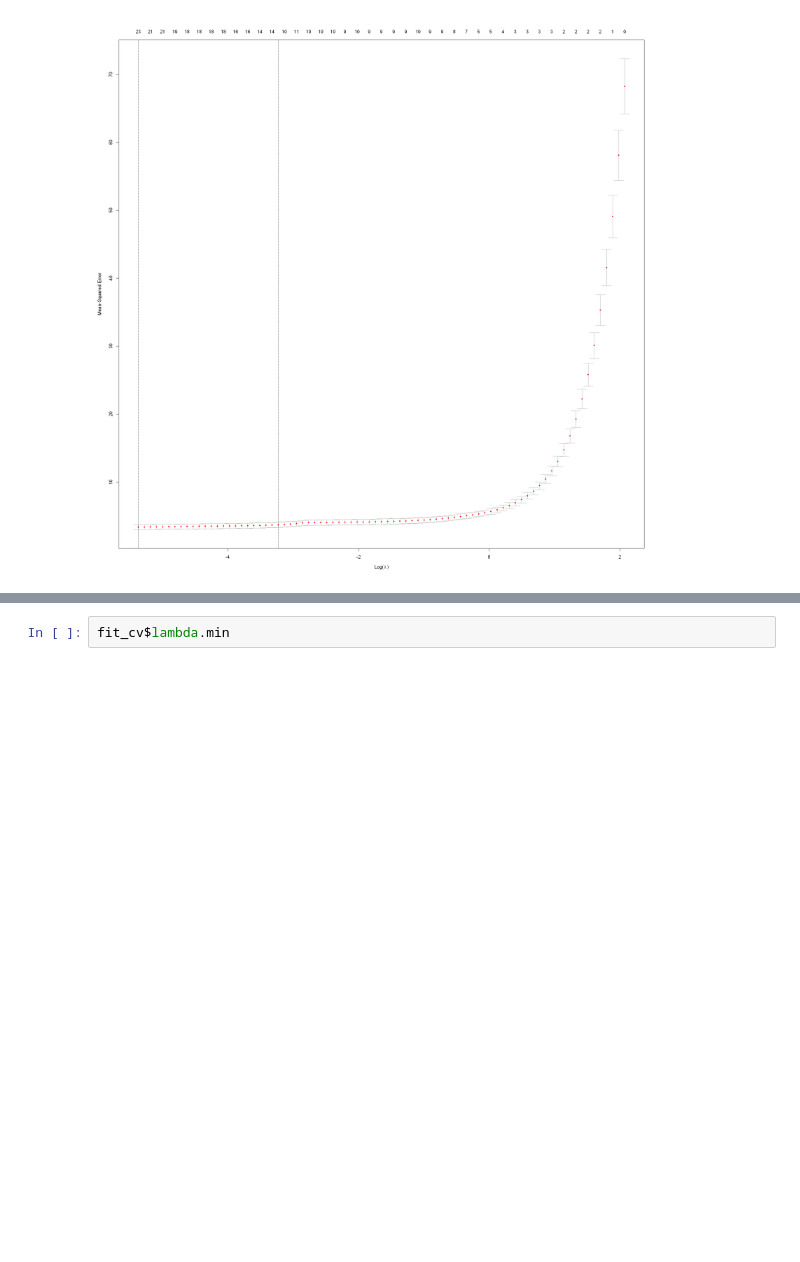
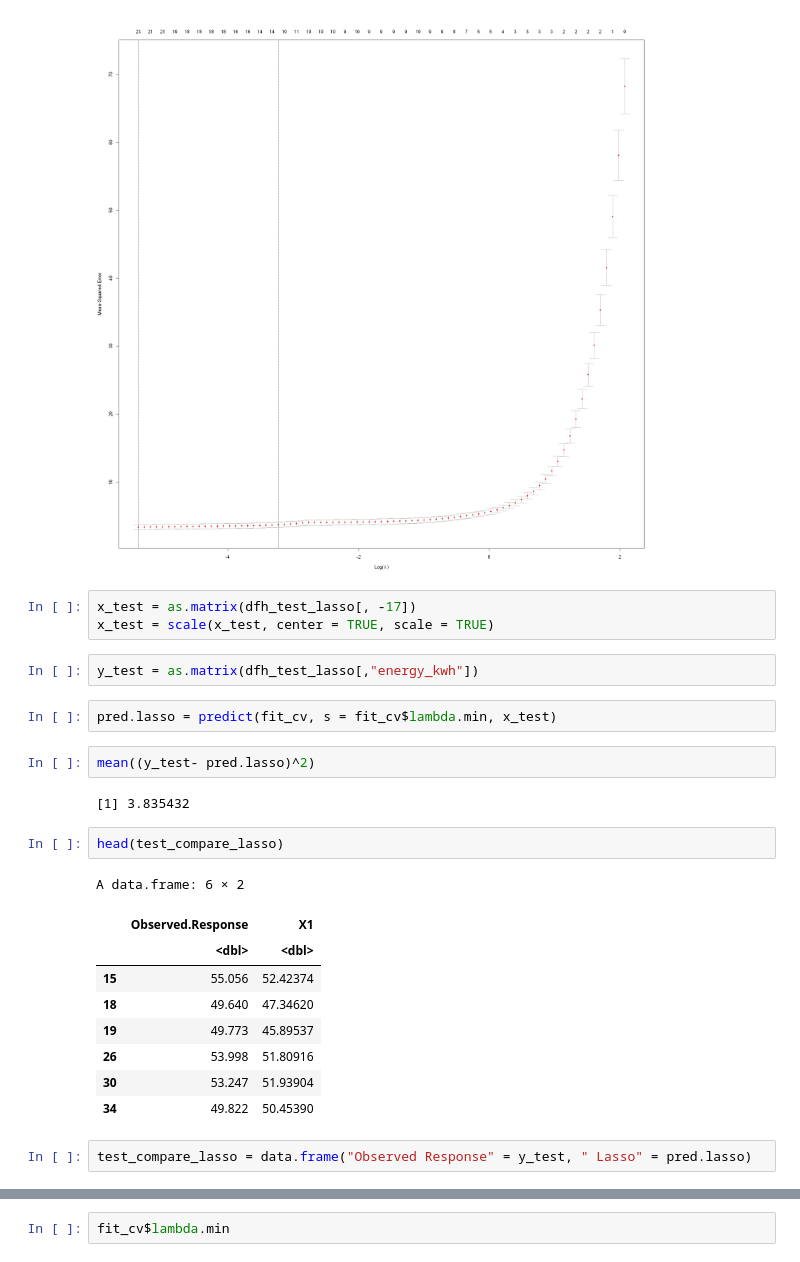
Before and after one commit to narslab/treem, a Jupyter notebook: bin/jupyter/energy-system-model-estimation.ipynb, the cells around one changed output, grey strips where cells are left out. Cells and saved outputs as stored; diff of their text form; blank space fills up the shorter version.

```diff
--- a/bin/jupyter/energy-system-model-estimation.ipynb
+++ b/bin/jupyter/energy-system-model-estimation.ipynb
@@ -292,3 +348,28 @@ fit_cv <- cv.glmnet(x, y, alpha=1, family = 'gaussian')
 plot(fit_cv)
 # %% [output]
 [figure]
+# %%
+x_test = as.matrix(dfh_test_lasso[, -17])
+x_test = scale(x_test, center = TRUE, scale = TRUE)
+# %%
+y_test = as.matrix(dfh_test_lasso[,"energy_kwh"])
+# %%
+pred.lasso = predict(fit_cv, s = fit_cv$lambda.min, x_test)
+# %%
+mean((y_test- pred.lasso)^2)
+# %% [output]
+[1] 3.835432
+# %%
+head(test_compare_lasso)
+# %% [output]
+A data.frame: 6 × 2
+|  | Observed.Response | X1 |
+|  | <dbl> | <dbl> |
+| 15 | 55.056 | 52.42374 |
+| 18 | 49.640 | 47.34620 |
+| 19 | 49.773 | 45.89537 |
+| 26 | 53.998 | 51.80916 |
+| 30 | 53.247 | 51.93904 |
+| 34 | 49.822 | 50.45390 |
+# %%
+test_compare_lasso = data.frame("Observed Response" = y_test, " Lasso" = pred.lasso)
```
Also changed, not shown: parts of 12 cells of this notebook, 3 other files.
